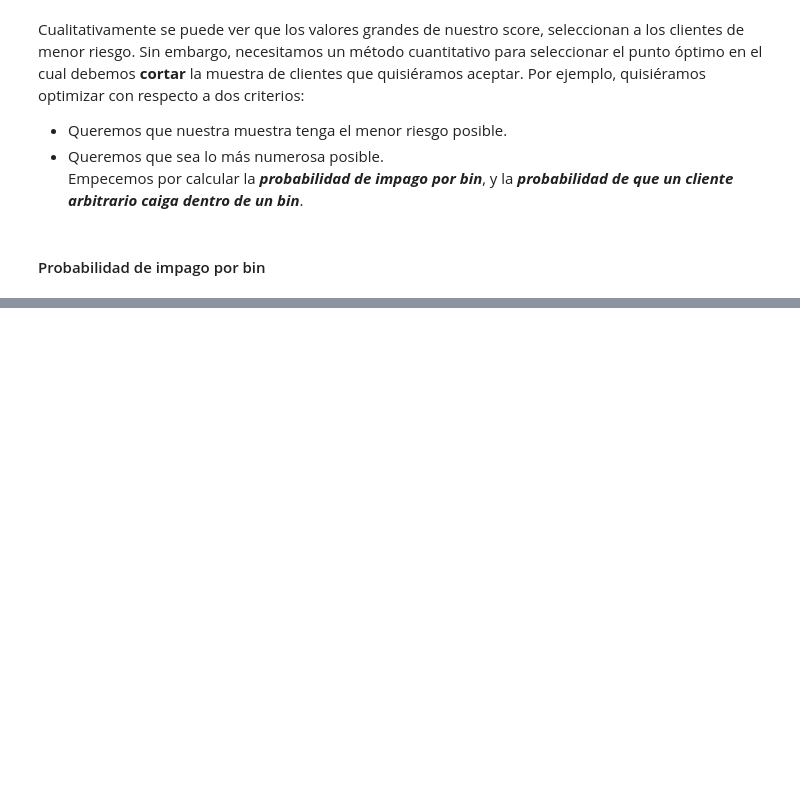
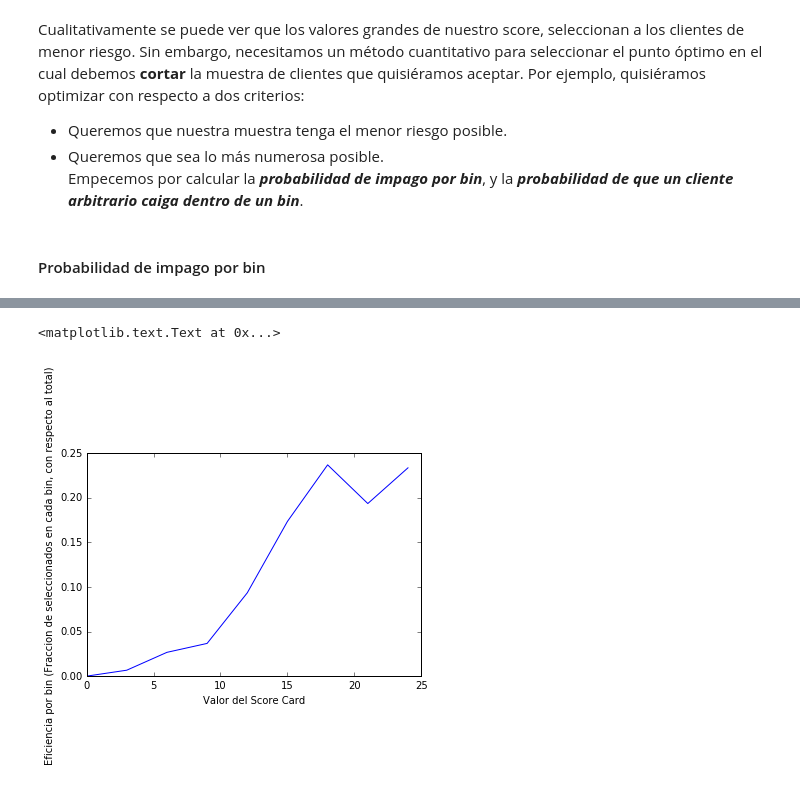
Before and after one commit to hackerschoolmty/Programa-Data-Science, a Jupyter notebook: 5.- Aprendizaje automático/5.- Sesión 1 Aprendizaje automático.ipynb, the cells around one changed output, grey strips where cells are left out. Saved outputs shown, nothing was run; the diff lists cells and outputs as text; code cells hidden in the pictures; blank space fills up the shorter version.

Commit message:
adding efficiency by bin

```diff
--- a/5.- Aprendizaje automático/5.- Sesión 1 Aprendizaje automático.ipynb
+++ b/5.- Aprendizaje automático/5.- Sesión 1 Aprendizaje automático.ipynb
@@ -255,0 +252,12 @@ purity
+# %%
+efficiency_by_bin = []
+for g in range(0,len(htest_good.value_counts())):
+    sum_g_b = htest_good.value_counts()[g] + htest_bad.value_counts()[g]
+    efficiency_by_bin.append(1.0*sum_g_b/(htest_good.size+htest_bad.size))
+# %%
+plt.plot(score_card_range[:(len(efficiency_by_bin))], efficiency_by_bin, 'b')
+plt.xlabel('Valor del Score Card')
+plt.ylabel('Eficiencia por bin (Fraccion de seleccionados en cada bin, con respecto al total)')
+# %% [output]
+<matplotlib.text.Text at 0x...>
+[figure, added]
```
Also changed, not shown: parts of 10 cells of this notebook.
